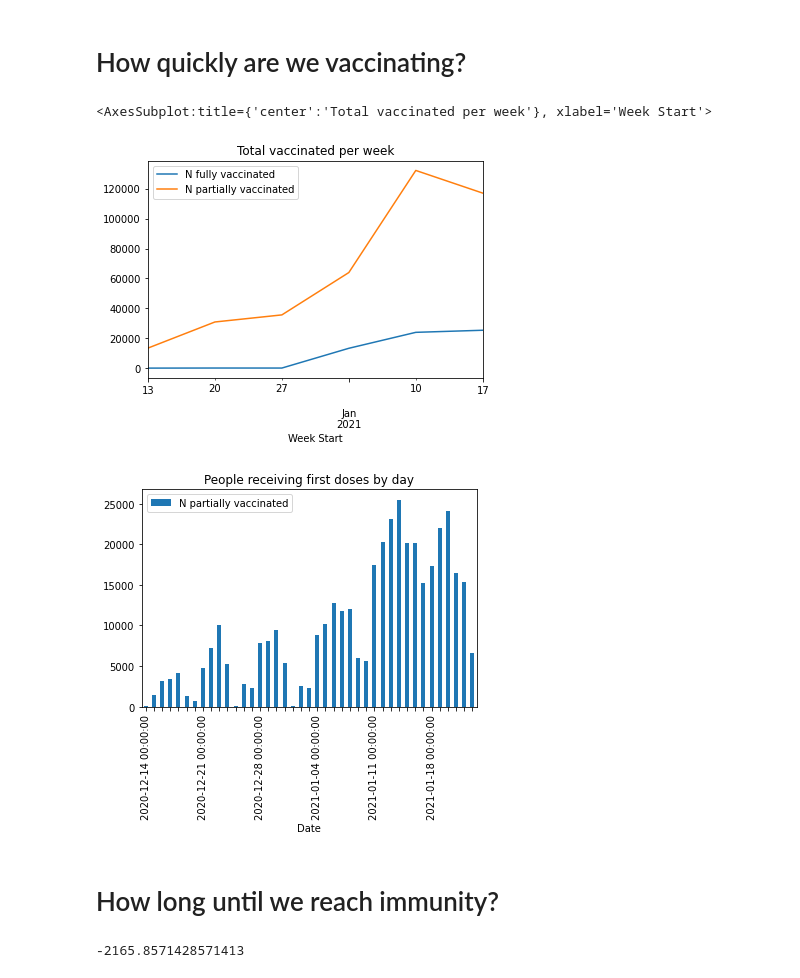
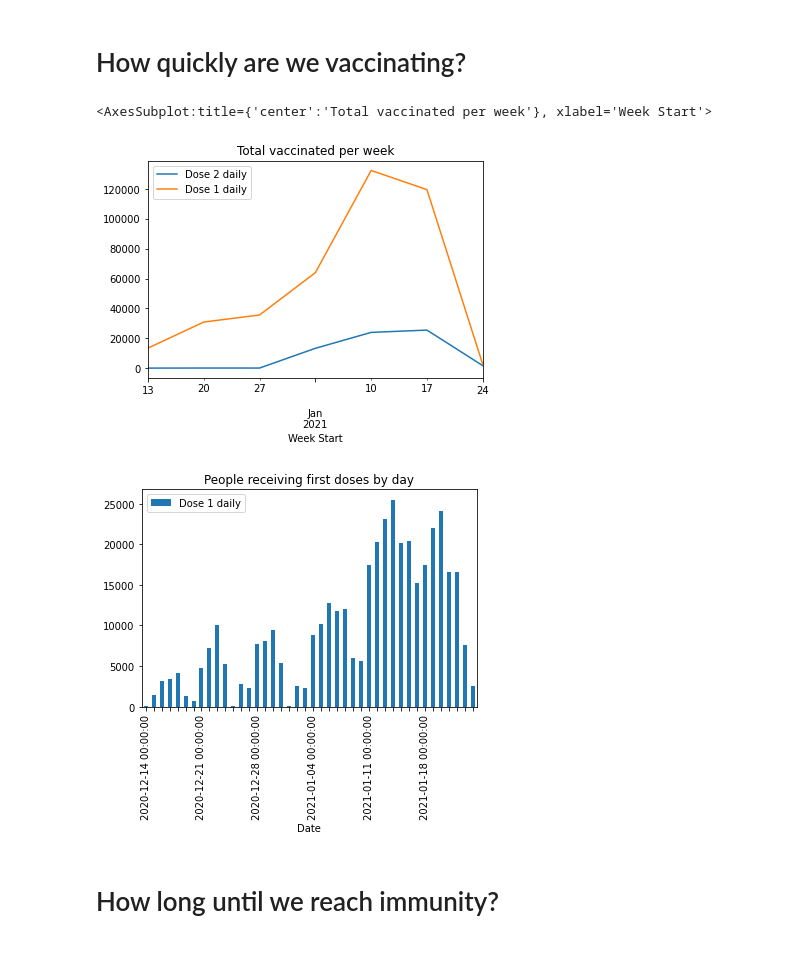
Before and after one commit to lukegil/covid-19, a Jupyter notebook: notebooks/How many people have been vaccinated in NYC?.ipynb, the cells around one changed output. Cells and saved outputs as stored; diff of their text form; code cells hidden in the pictures.

```diff
--- a/notebooks/How many people have been vaccinated in NYC?.ipynb
+++ b/notebooks/How many people have been vaccinated in NYC?.ipynb
@@ -6,7 +6,7 @@ from datetime import datetime
 from IPython.display import display, Markdown
 # %%
 covid_data_dir = '../raw_data/nyc/covid19-vaccine/'
-covid_filename = 'Population Vaccinated + Doses Administered_Migrated Data.tsv'
+covid_filename = 'Population Vaccinated_Migrated Data.tsv'
 last_dir = sorted(
     [p for p in os.listdir(covid_data_dir)
          if os.path.isdir(os.path.join(covid_data_dir, p))]
@@ -29,7 +45,7 @@ vax_clean['Date'] = pd.to_datetime(vax_raw['Date'])
 vax_clean['Today'] = pd.to_datetime(vax_raw['Today'])
 
 ## Trim to necessary columns
-vax_clean = vax_clean[['Date', 'Residency_state', 'N fully vaccinated', 'N partially vaccinated']]
+vax_clean = vax_clean[['Date', 'Residency_state', 'Dose 2 daily', 'Dose 1 daily']]
 
 ## grouped by preceding Sunday, so we can remove daily seasonality (aka weekends are low)
 vax_clean['Week Start'] = vax_clean['Date'].apply(lambda d: d - pd.to_timedelta(((d.weekday() + 1) % 7), unit='d'))
@@ -79,14 +95,14 @@ df.plot.bar()
 vax_nyc_weekly.plot(x='Week Start', title='Total vaccinated per week')
 # %% [output]
 <AxesSubplot:title={'center':'Total vaccinated per week'}, xlabel='Week Start'>
-[figure, old version]
+[figure, new version]
 # %%
-ax = vax_nyc.plot.bar(x='Date', y='N partially vaccinated', title='People receiving first doses by day')
+ax = vax_nyc.plot.bar(x='Date', y='Dose 1 daily', title='People receiving first doses by day')
 for i, t in enumerate(ax.get_xticklabels()):
     if i % 7:
         t.set_visible(False)
 # %% [output]
-[figure, old version]
+[figure, new version]
 # %% [markdown]
 # How long until we reach immunity?
 # %%
@@ -103,8 +119,6 @@ growth = avg_last_7 - avg_prev_7
 #     this_week += growth
 
 # Markdown(f'### It will take _{weeks:,}_ weeks to vaccinate enough people, based on current linear growth rates')
-# %% [output]
--2165.8571428571413
 # %%
 avg_last_7
 # %%
```
Also changed, not shown: parts of 3 cells of this notebook, 3 other files.
